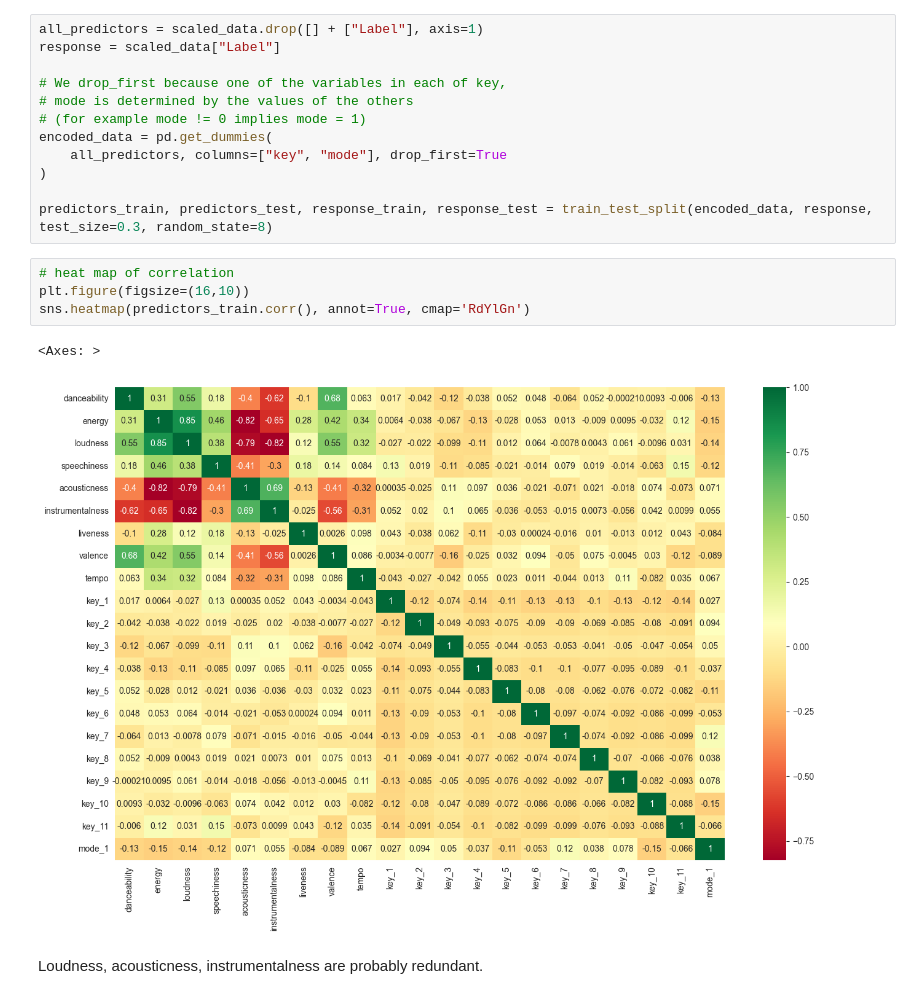
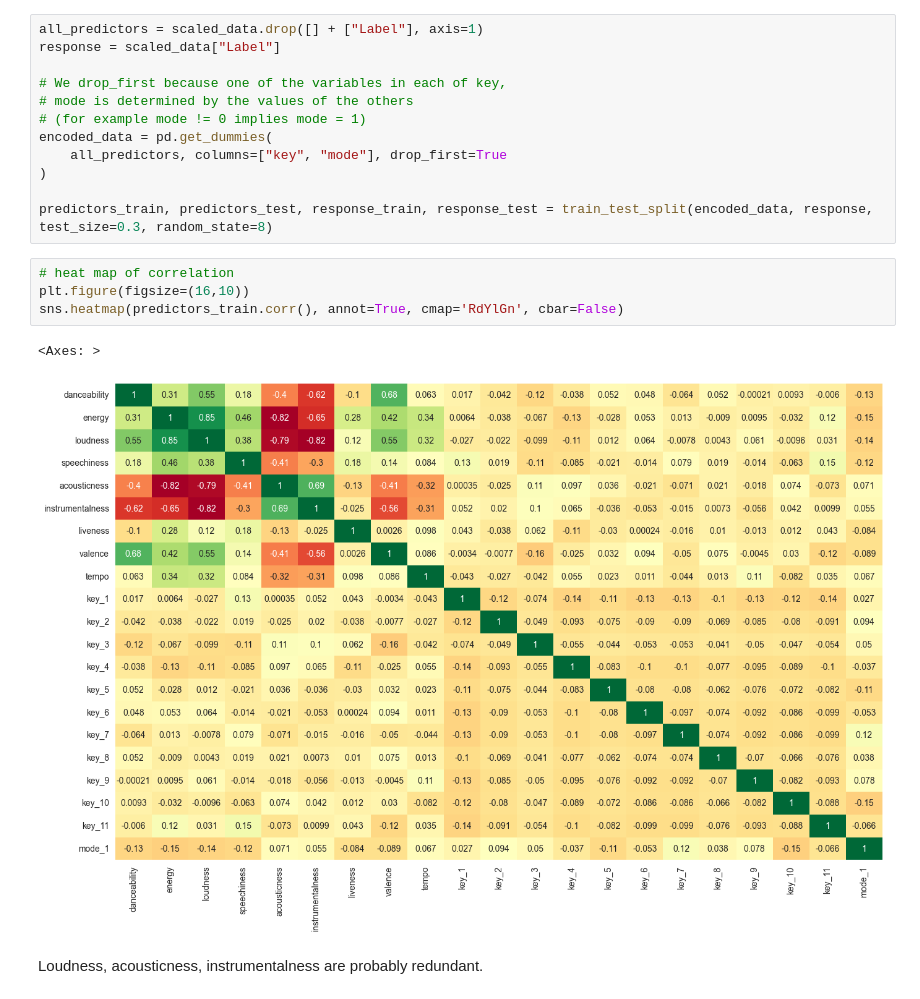
Before and after one commit to dprifer/SF2935__G007, a Jupyter notebook: SVM/SVM model.ipynb, the cells around one changed output. Drawn from its saved outputs; the diff is of its cells as text.

```diff
--- a/SVM/SVM model.ipynb
+++ b/SVM/SVM model.ipynb
@@ -129,10 +130,10 @@ predictors_train, predictors_test, response_train, response_test = train_test_sp
 # %%
 # heat map of correlation
 plt.figure(figsize=(16,10))
-sns.heatmap(predictors_train.corr(), annot=True, cmap='RdYlGn')
+sns.heatmap(predictors_train.corr(), annot=True, cmap='RdYlGn', cbar=False)
 # %% [output]
 <Axes: >
-[figure, old version]
+[figure, new version]
 # %% [markdown]
 Loudness, acousticness, instrumentalness are probably redundant.
 # %%
```
Also changed, not shown: parts of 11 cells of this notebook, 2 other files.
